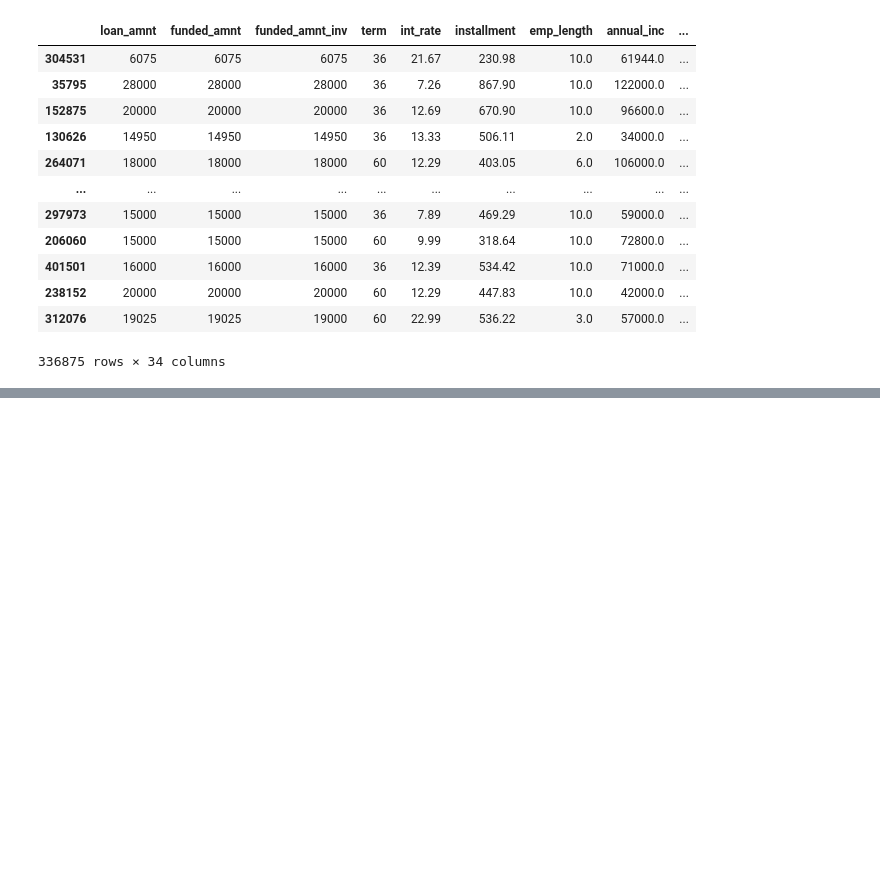
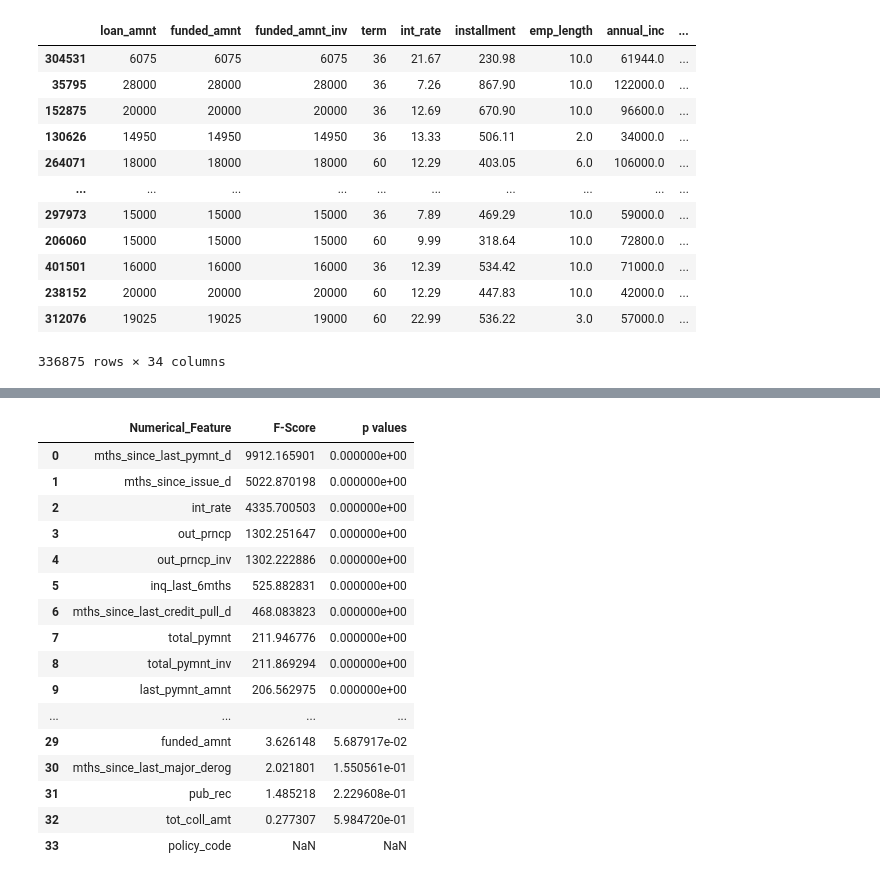
Before and after one commit to SharathkumaraKR/Credit-Risk-Model, a Jupyter notebook: Credit_Risk_Model_(Kaggle).ipynb, the cells around one changed output, grey strips where cells are left out. Drawn from its saved outputs; the diff is of its cells as text; code cells hidden in the pictures; blank space fills up the shorter version.

```diff
--- a/Credit_Risk_Model_(Kaggle).ipynb
+++ b/Credit_Risk_Model_(Kaggle).ipynb
@@ -359,0 +398,27 @@ X_train_num
+# %%
+# since f_class_if does not accept missing values, we will do a very crude imputation of missing values
+X_train_num.fillna(X_train_num.mean(), inplace = True)
+# Calculate F Statistic and corresponding p values
+F_statistic, p_values = f_classif(X_train_num, y_train)
+# convert to a DF
+ANOVA_F_table = pd.DataFrame(data = {'Numerical_Feature': X_train_num.columns.values, 'F-Score': F_statistic, 'p values': p_values.round(decimals=10)})
+ANOVA_F_table.sort_values(by = ['F-Score'], ascending = False, ignore_index = True, inplace = True)
+ANOVA_F_table
+# %% [output]
+|  | Numerical_Feature | F-Score | p values |
+| 0 | mths_since_last_pymnt_d | 9912.165901 | 0.000000e+00 |
+| 1 | mths_since_issue_d | 5022.870198 | 0.000000e+00 |
+| 2 | int_rate | 4335.700503 | 0.000000e+00 |
+| 3 | out_prncp | 1302.251647 | 0.000000e+00 |
+| 4 | out_prncp_inv | 1302.222886 | 0.000000e+00 |
+| 5 | inq_last_6mths | 525.882831 | 0.000000e+00 |
+| 6 | mths_since_last_credit_pull_d | 468.083823 | 0.000000e+00 |
+| 7 | total_pymnt | 211.946776 | 0.000000e+00 |
+| 8 | total_pymnt_inv | 211.869294 | 0.000000e+00 |
+| 9 | last_pymnt_amnt | 206.562975 | 0.000000e+00 |
+| ... | ... | ... | ... |
+| 29 | funded_amnt | 3.626148 | 5.687917e-02 |
+| 30 | mths_since_last_major_derog | 2.021801 | 1.550561e-01 |
+| 31 | pub_rec | 1.485218 | 2.229608e-01 |
+| 32 | tot_coll_amt | 0.277307 | 5.984720e-01 |
+| 33 | policy_code | NaN | NaN |
```
Also changed, not shown: parts of 9 cells of this notebook.
